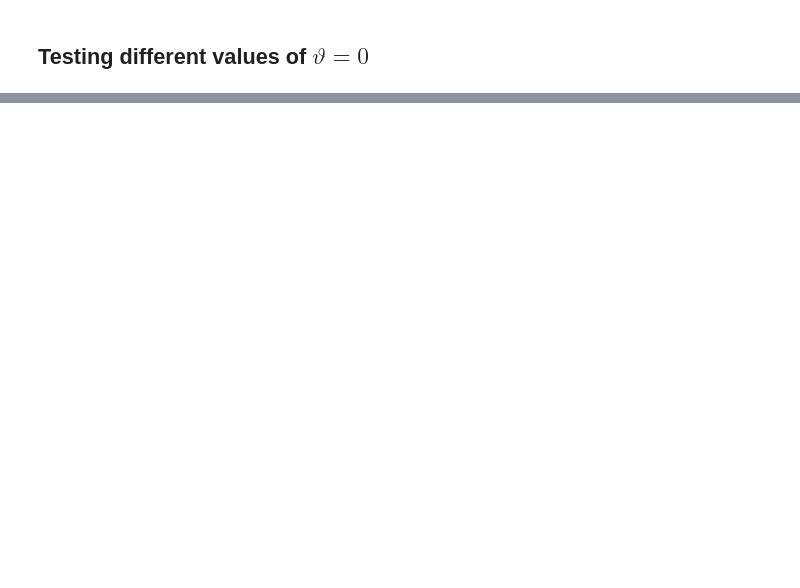
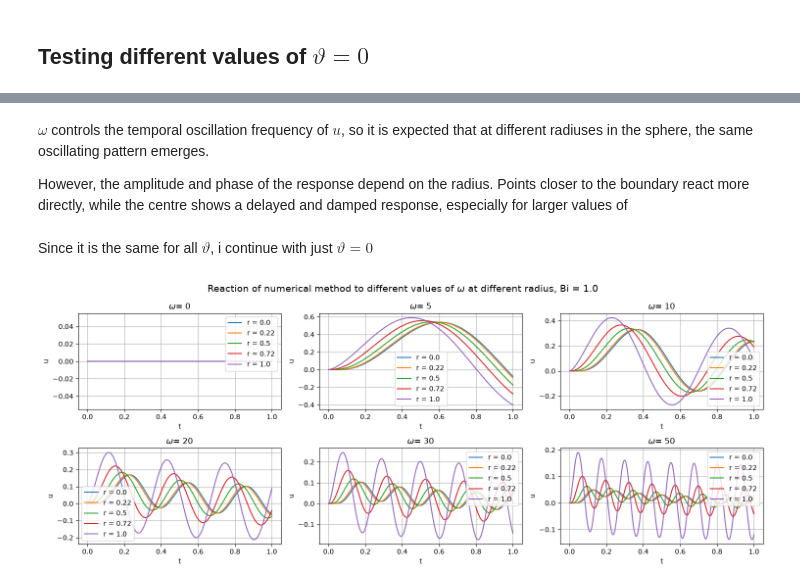
Before and after one commit to claramont/scicomp-code, a Jupyter notebook: heat_cond.ipynb, the cells around one changed output, grey strips where cells are left out. Saved outputs shown, nothing was run; the diff lists cells and outputs as text; code cells hidden in the pictures; blank space fills up the shorter version.

```diff
--- a/heat_cond.ipynb
+++ b/heat_cond.ipynb
@@ -263,0 +426,35 @@ plt.show()
+# %% [markdown]
+$\omega$ controls the temporal oscillation frequency of $u$, so it is expected that at different radiuses in the sphere, the same oscillating pattern emerges.
+
+However, the amplitude and phase of the response depend on the radius. Points closer to the boundary react more directly, while the centre shows a delayed and damped response, especially for larger values of
+# %% [markdown]
+Since it is the same for all $\vartheta$, i continue with just $\vartheta=0$
+# %%
+fig, axes = plt.subplots(2, 3, figsize=(15, 6))
+axes = axes.ravel()
+
+r_dict= {0:0.0, 4:0.22, 9:0.5, 13:0.72, -1:1.0}
+
+for idx, radius in r_dict.items():
+    for k, omega in enumerate(omega_values):
+        solver = SphericalHeatCondSolver(N, dt, Bi, omega, theta= theta, t_end=t_end)
+        times, r, U = solver.solve()
+
+        ax = axes[k]
+        ax.plot(times, U[:, idx], label= fr"r = {radius}")
+        ax.set_title(fr"$\omega$= {omega}")
+        #ax.set_title(f"$u(r,t)$")
+        ax.set_xlabel("t")
+        ax.set_ylabel("u")
+        ax.grid(True)
+        ax.legend()
+
+fig.suptitle(
+    fr"Reaction of numerical method to different values of $\omega$ at different radius, Bi = {Bi}",
+    fontsize=14
+)
+
+plt.tight_layout()
+plt.show()
+# %% [output]
+[figure, added]
```
Also changed, not shown: parts of 11 cells of this notebook.
